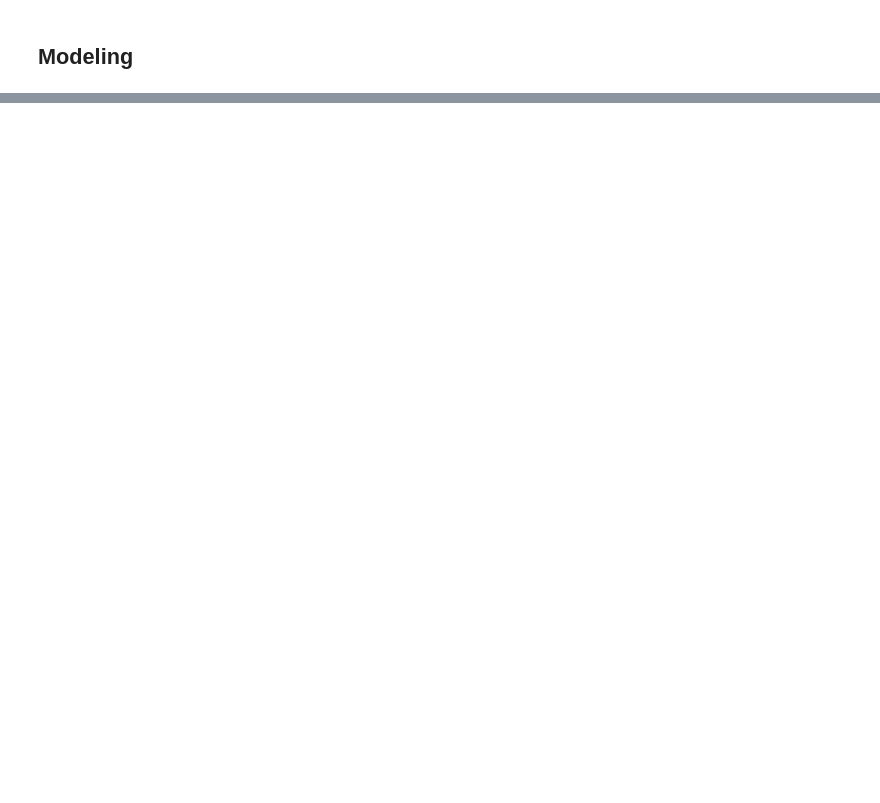
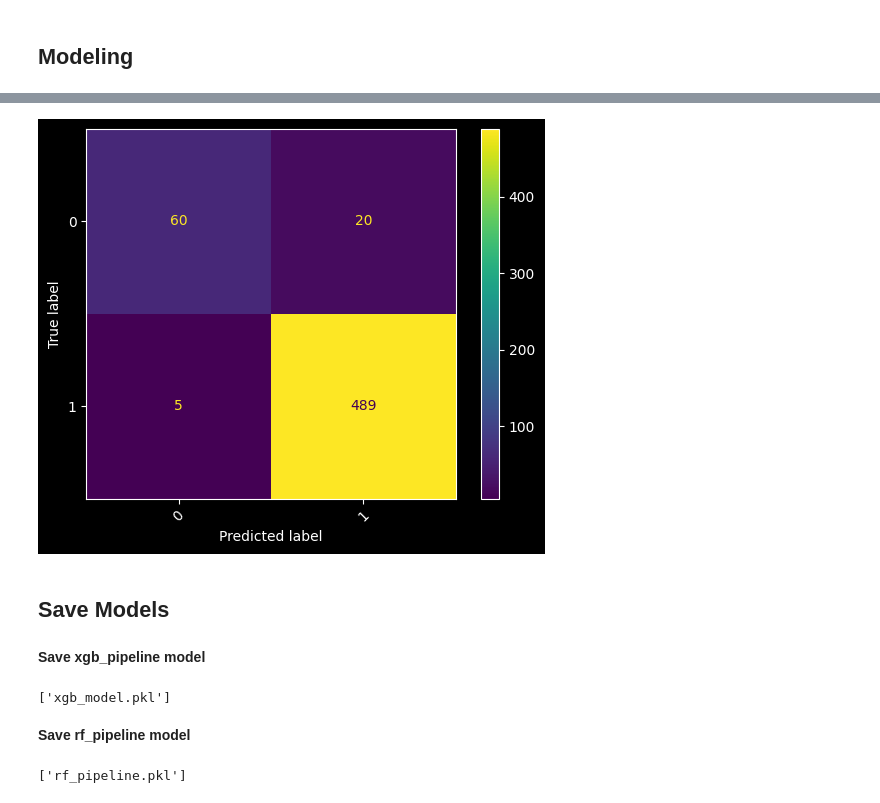
Before and after one commit to tawfikhammad/Heart-failure-app, a Jupyter notebook: Heart Failure Prediction.ipynb, the cells around one changed output, grey strips where cells are left out. Drawn from its saved outputs; the diff is of its cells as text; code cells hidden in the pictures; blank space fills up the shorter version.

```diff
--- a/Heart Failure Prediction.ipynb
+++ b/Heart Failure Prediction.ipynb
@@ -901,0 +915,11 @@ joblib.dump(rf,'rf.sav')
+# %%
+rf_pipeline = Pipeline([
+    ('final_pipeline', final_pipeline),
+    ('Random Forest', RandomForestClassifier(random_state=42))
+])
+# %%
+rf_pipeline.fit(X_train, y_train)
+
+y_pred = rf_pipeline.predict(X_test)
+print("Accuracy:", accuracy_score(y_test, y_pred))
+print(classification_report(y_test, y_pred))
@@ -901,0 +936,22 @@ joblib.dump(rf,'rf.sav')
+# %%
+ConfusionMatrixDisplay.from_estimator(rf_pipeline,
+                                       X_test,
+                                       y_test,
+                                       xticks_rotation=45
+    );
+# %% [output]
+[figure, added]
+# %% [markdown]
+## Save Models
+# %% [markdown]
+**Save xgb_pipeline model**
+# %%
+joblib.dump(xgb_pipeline, 'xgb_model.pkl')
+# %% [output]
+['xgb_model.pkl']
+# %% [markdown]
+**Save rf_pipeline model**
+# %%
+joblib.dump(rf_pipeline,'rf_pipeline.pkl')
+# %% [output]
+['rf_pipeline.pkl']
```
Also changed, not shown: parts of 63 cells of this notebook.
